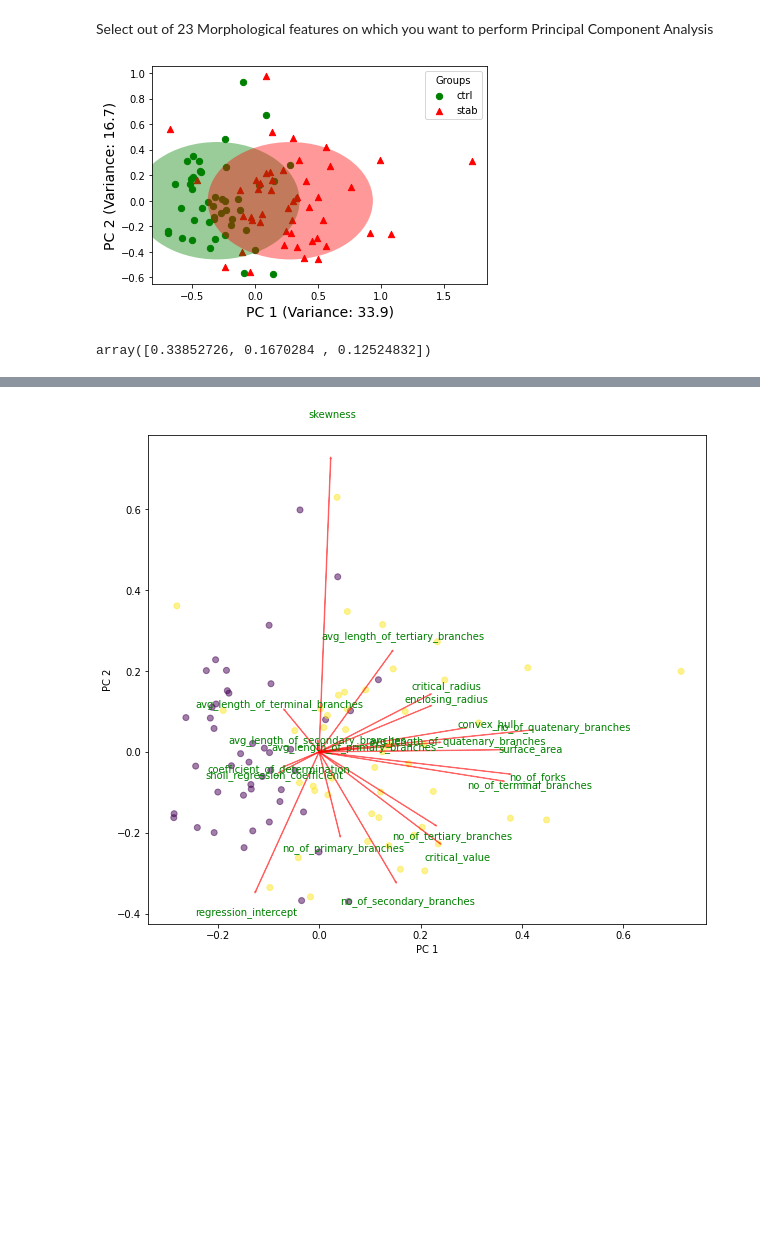
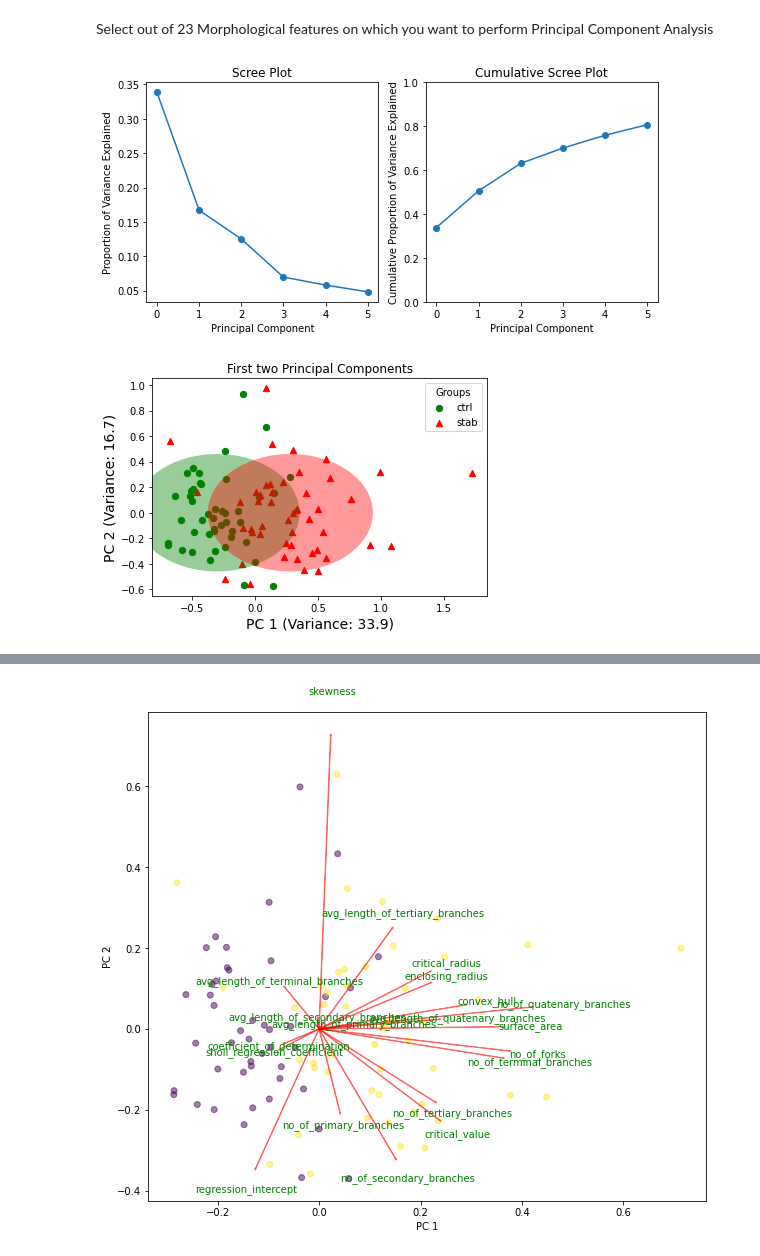
Before and after one commit to swanandlab/SMorph, a Jupyter notebook: group_analysis.ipynb, the cells around one changed output, grey strips where cells are left out. Cells and saved outputs as stored; diff of their text form; code cells hidden in the pictures; blank space fills up the shorter version.

Commit message:
add scree plots

```diff
--- a/group_analysis.ipynb
+++ b/group_analysis.ipynb
@@ -75,11 +75,11 @@ pca_features.remove('avg_process_thickness')
 pca_features.remove('total_length')
 pca_features.remove('ramification_index')
 # %%
-groups.pca(n_PC=3, color_dict=color_dict, markers=markers,
-           save_results=True, on_features=pca_features)
+feature_significance, covar_matix, var_PCs = groups.pca(n_PC=6, color_dict=color_dict, markers=markers,
+                                                        save_results=True, on_features=pca_features)
 # %% [output]
-[figure, old version]
+[figure, new version]
-array([0.33852726, 0.1670284 , 0.12524832])
+[figure, added]
 # %%
 groups.plot_feature_significance_heatmap()
 # %% [output]
```
Also changed, not shown: parts of 3 cells of this notebook, 1 other file.
